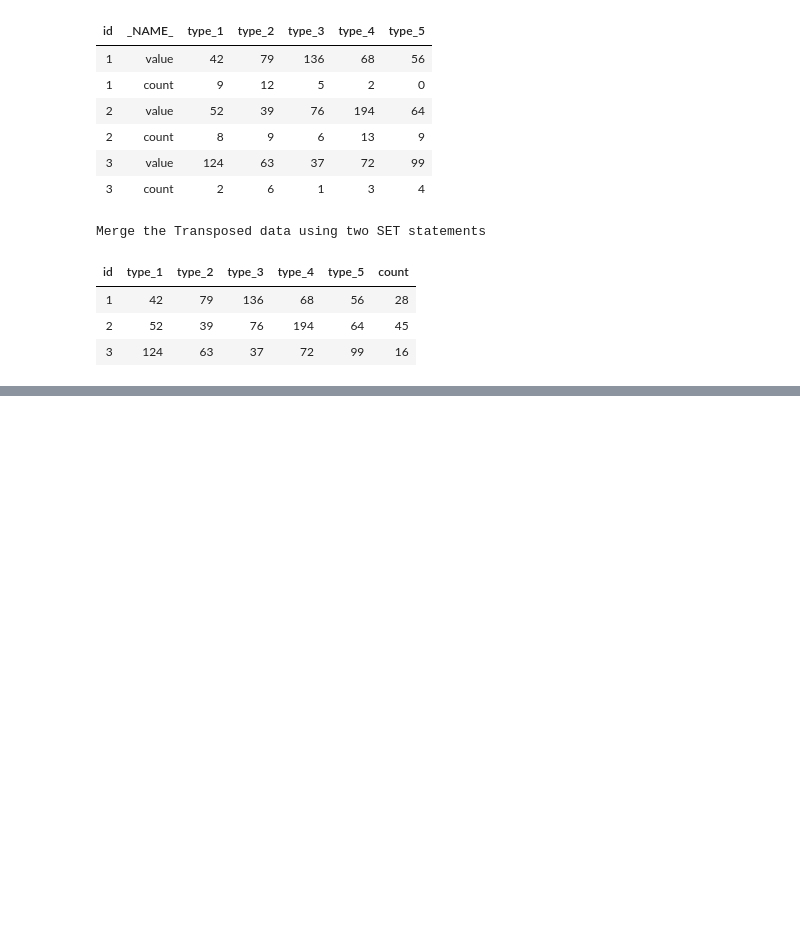
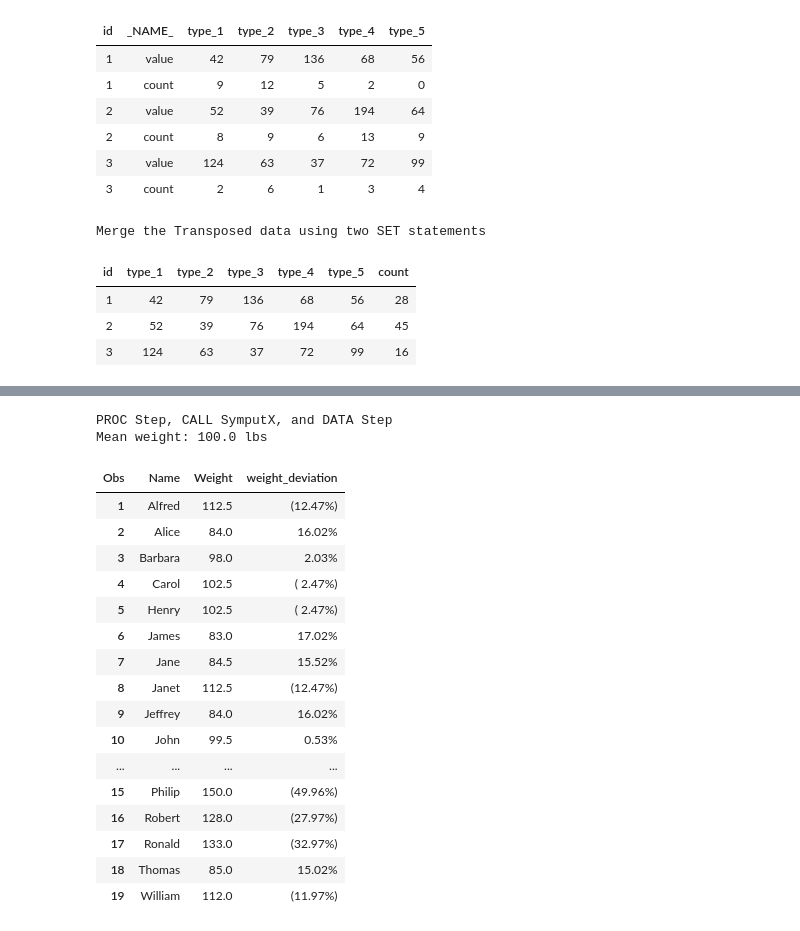
Before and after one commit to ProcJimi/curriculum, a Jupyter notebook: Week6/Week6.ipynb, the cells around one changed output, grey strips where cells are left out. Saved outputs shown, nothing was run; the diff lists cells and outputs as text; code cells hidden in the pictures; blank space fills up the shorter version.

```diff
--- a/Week6/Week6.ipynb
+++ b/Week6/Week6.ipynb
@@ -1278,0 +1577,44 @@ run;
+# %%
+*Ex11_summary_detail.sas (Part 6);
+*** PROC Step, CALL SYMPUTX, DATA Step;
+Options nocenter nodate nonumber;
+proc means data=sashelp.class noprint;
+var weight;
+output out=mystats mean=ave_weight;
+run;
+
+data _null_;
+set mystats;
+call symputx('AverageWeight',ave_weight);
+run;
+
+data x_class;
+        set sashelp.class (keep=name weight);
+        weight_deviation=1-(weight/&AverageWeight);
+run;
+title1 "PROC Step, CALL SymputX, and DATA Step";
+title2 "Mean weight: %sysfunc(putn(&AverageWeight, 5.1)) lbs";
+proc print data=x_class;
+var name weight weight_deviation;
+format weight 5.1  weight_deviation   percent8.2;
+run;
+# %% [output]
+PROC Step, CALL SymputX, and DATA Step
+Mean weight: 100.0 lbs
+| Obs | Name | Weight | weight_deviation |
+| 1 | Alfred | 112.5 | (12.47%) |
+| 2 | Alice | 84.0 | 16.02% |
+| 3 | Barbara | 98.0 | 2.03% |
+| 4 | Carol | 102.5 | ( 2.47%) |
+| 5 | Henry | 102.5 | ( 2.47%) |
+| 6 | James | 83.0 | 17.02% |
+| 7 | Jane | 84.5 | 15.52% |
+| 8 | Janet | 112.5 | (12.47%) |
+| 9 | Jeffrey | 84.0 | 16.02% |
+| 10 | John | 99.5 | 0.53% |
+| ... | ... | ... | ... |
+| 15 | Philip | 150.0 | (49.96%) |
+| 16 | Robert | 128.0 | (27.97%) |
+| 17 | Ronald | 133.0 | (32.97%) |
+| 18 | Thomas | 85.0 | 15.02% |
+| 19 | William | 112.0 | (11.97%) |
```
Also changed, not shown: parts of 20 cells of this notebook, 4 other files.
